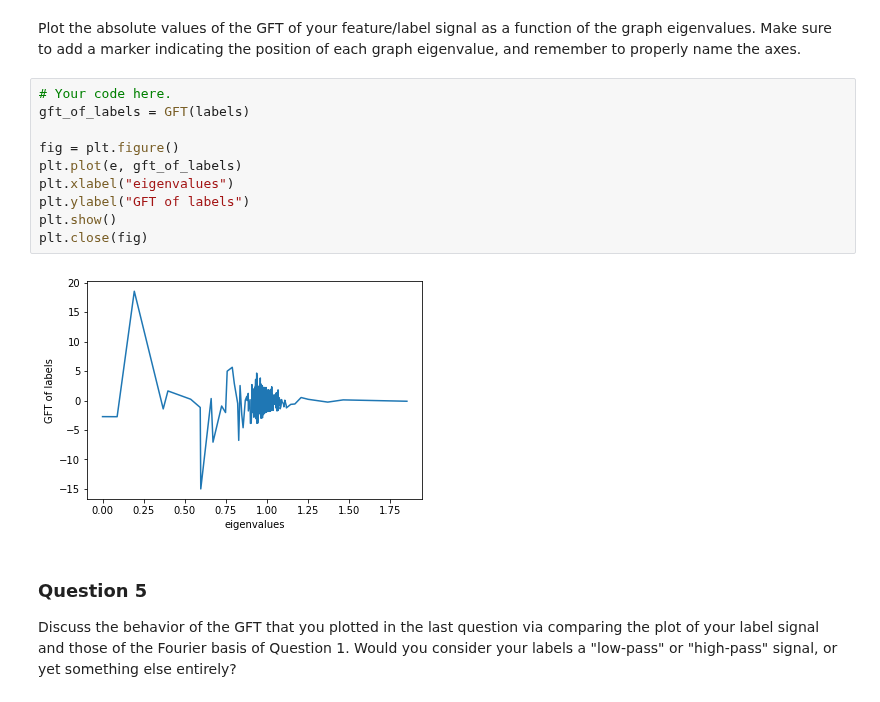
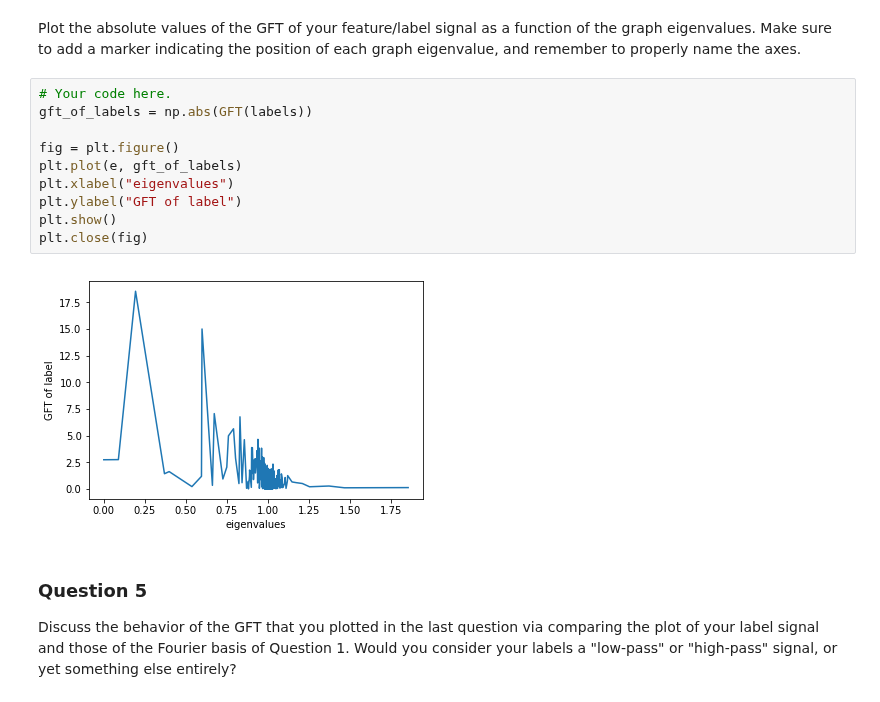
Before and after one commit to senakicir/ntds_project, a Jupyter notebook: 4_graph_signal_processing.ipynb, the cells around one changed output. Drawn from its saved outputs; the diff is of its cells as text.

```diff
--- a/4_graph_signal_processing.ipynb
+++ b/4_graph_signal_processing.ipynb
@@ -199,16 +204,16 @@ graph.plot_signal(labels)
 Plot the absolute values of the GFT of your feature/label signal as a function of the graph eigenvalues. Make sure to add a marker indicating the position of each graph eigenvalue, and remember to properly name the axes.
 # %%
 # Your code here.
-gft_of_labels = GFT(labels)
+gft_of_labels = np.abs(GFT(labels))
 
 fig = plt.figure()
 plt.plot(e, gft_of_labels)
 plt.xlabel("eigenvalues")
-plt.ylabel("GFT of labels")
+plt.ylabel("GFT of label")
 plt.show()
 plt.close(fig)
 # %% [output]
-[figure, old version]
+[figure, new version]
 # %% [markdown]
 ### Question 5
 
```
Also changed, not shown: parts of 7 cells of this notebook.
